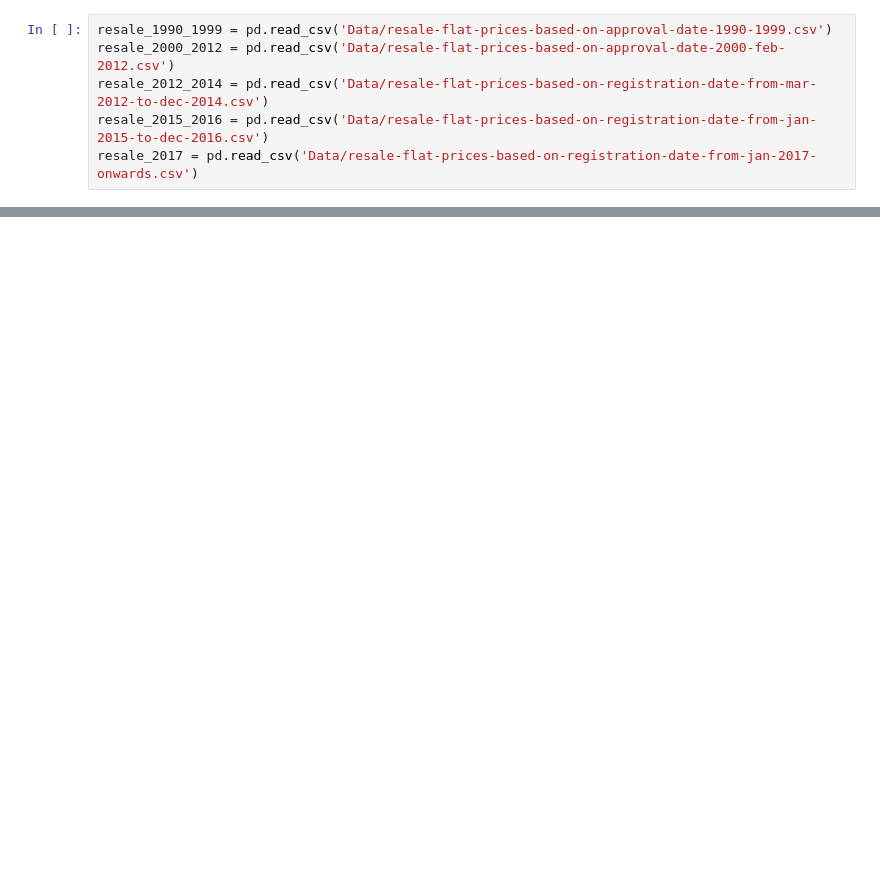
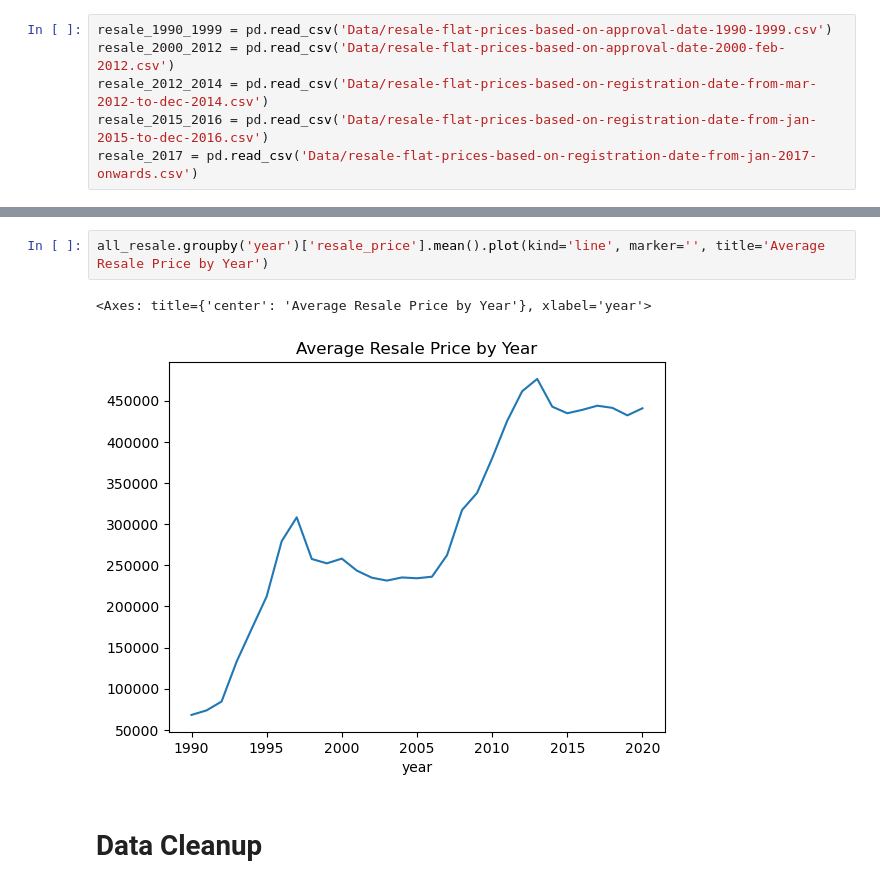
Before and after one commit to elaxius/model-tuning, a Jupyter notebook: hdb_modelling.ipynb, the cells around one changed output, grey strips where cells are left out. Saved outputs shown, nothing was run; the diff lists cells and outputs as text; blank space fills up the shorter version.

```diff
--- a/hdb_modelling.ipynb
+++ b/hdb_modelling.ipynb
@@ -42,0 +128,7 @@ resale_2012_2014[(resale_2012_2014['block']=='395') & (resale_2012_2014['town']=
+# %%
+all_resale.groupby('year')['resale_price'].mean().plot(kind='line', marker='', title='Average Resale Price by Year')
+# %% [output]
+<Axes: title={'center': 'Average Resale Price by Year'}, xlabel='year'>
+[figure, added]
+# %% [markdown]
+# Data Cleanup
```
Also changed, not shown: parts of 29 cells of this notebook.
